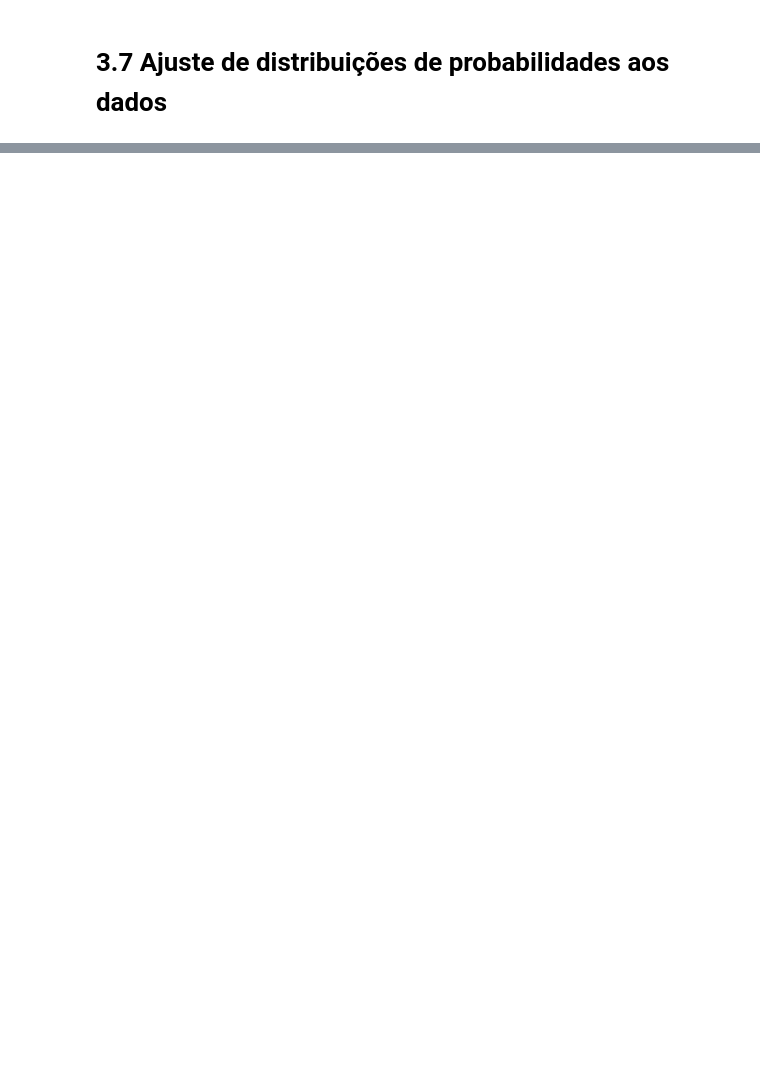
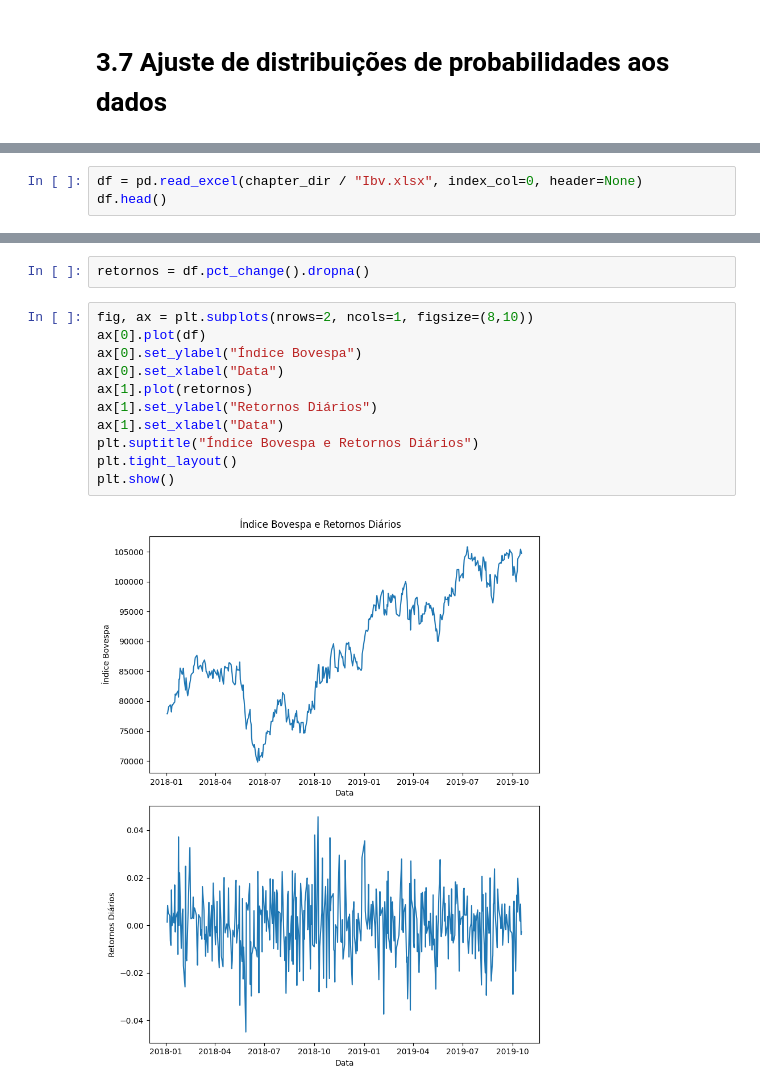
Before and after one commit to eraosso/PMF, a Jupyter notebook: Capitulo-3.ipynb, the cells around one changed output, grey strips where cells are left out. Saved outputs shown, nothing was run; the diff lists cells and outputs as text; blank space fills up the shorter version.

```diff
--- a/Capitulo-3.ipynb
+++ b/Capitulo-3.ipynb
@@ -219,0 +242,3 @@ desvio
+# %%
+df = pd.read_excel(chapter_dir / "Ibv.xlsx", index_col=0, header=None)
+df.head()
@@ -219,0 +253,15 @@ desvio
+# %%
+retornos = df.pct_change().dropna()
+# %%
+fig, ax = plt.subplots(nrows=2, ncols=1, figsize=(8,10))
+ax[0].plot(df)
+ax[0].set_ylabel("Índice Bovespa")
+ax[0].set_xlabel("Data")
+ax[1].plot(retornos)
+ax[1].set_ylabel("Retornos Diários")
+ax[1].set_xlabel("Data")
+plt.suptitle("Índice Bovespa e Retornos Diários")
+plt.tight_layout()
+plt.show()
+# %% [output]
+[figure, added]
```
Also changed, not shown: parts of 15 cells of this notebook.
